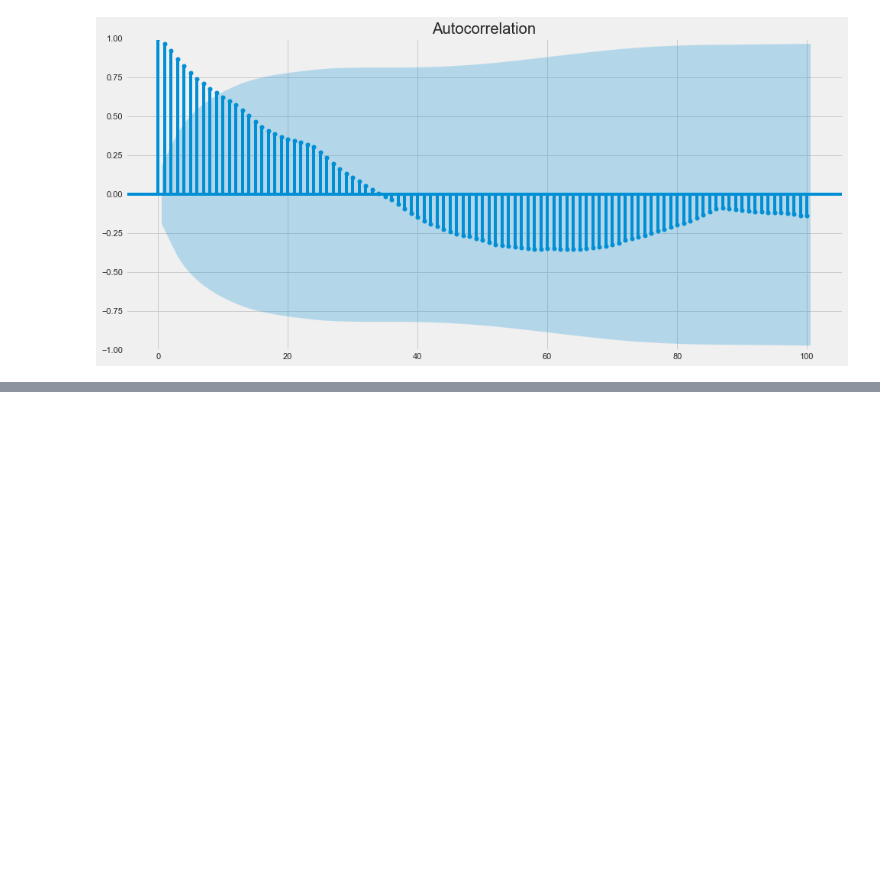
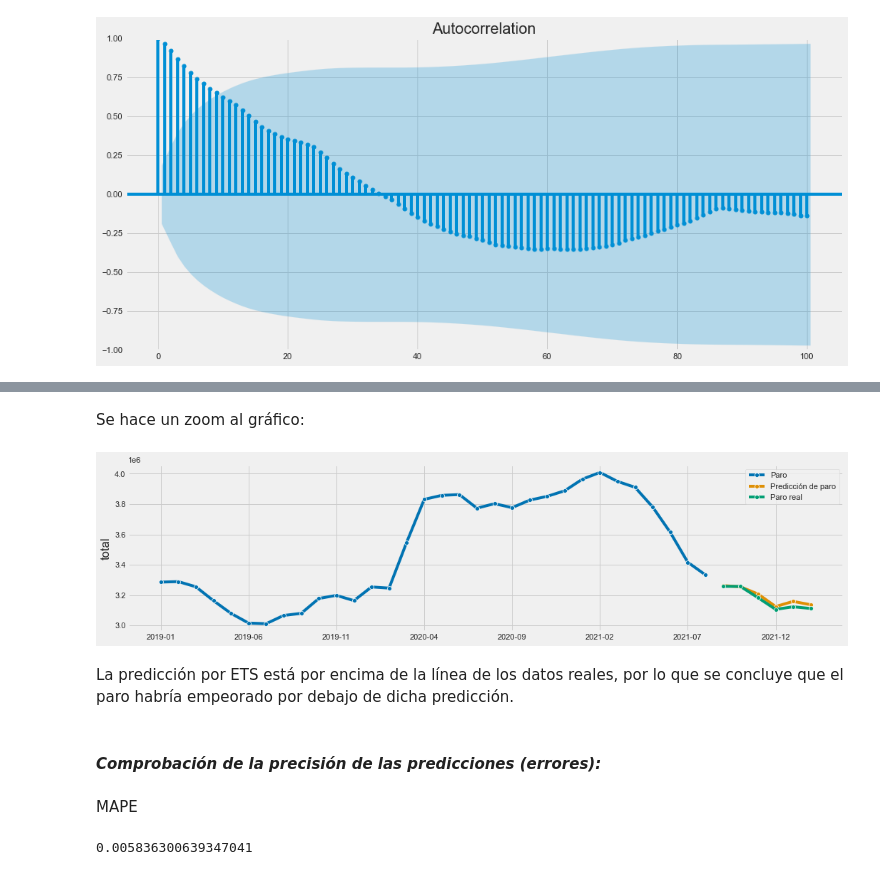
Before and after one commit to algoriv92/TFM, a Jupyter notebook: notebooks/df_paro.ipynb, the cells around one changed output, grey strips where cells are left out. Drawn from its saved outputs; the diff is of its cells as text; code cells hidden in the pictures; blank space fills up the shorter version.

```diff
--- a/notebooks/df_paro.ipynb
+++ b/notebooks/df_paro.ipynb
@@ -179,0 +238,12 @@ plt.show()
+# %% [markdown]
+Se hace un zoom al gráfico:
+# %%
+plot_series(y_train["2019":], paro_pred,y_test, labels=["Paro", "Predicción de paro", "Paro real"]);
+# %% [output]
+[figure, added]
+# %% [markdown]
+La predicción por ETS está por encima de la línea de los datos reales, por lo que se concluye que el paro habría empeorado por debajo de dicha predicción.
+# %% [markdown]
+#### *Comprobación de la precisión de las predicciones (errores):*
+# %% [markdown]
+MAPE
@@ -179,0 +252,4 @@ plt.show()
+# %%
+mape
+# %% [output]
+0.005836300639347041
```
Also changed, not shown: parts of 73 cells of this notebook, 27 other files.
